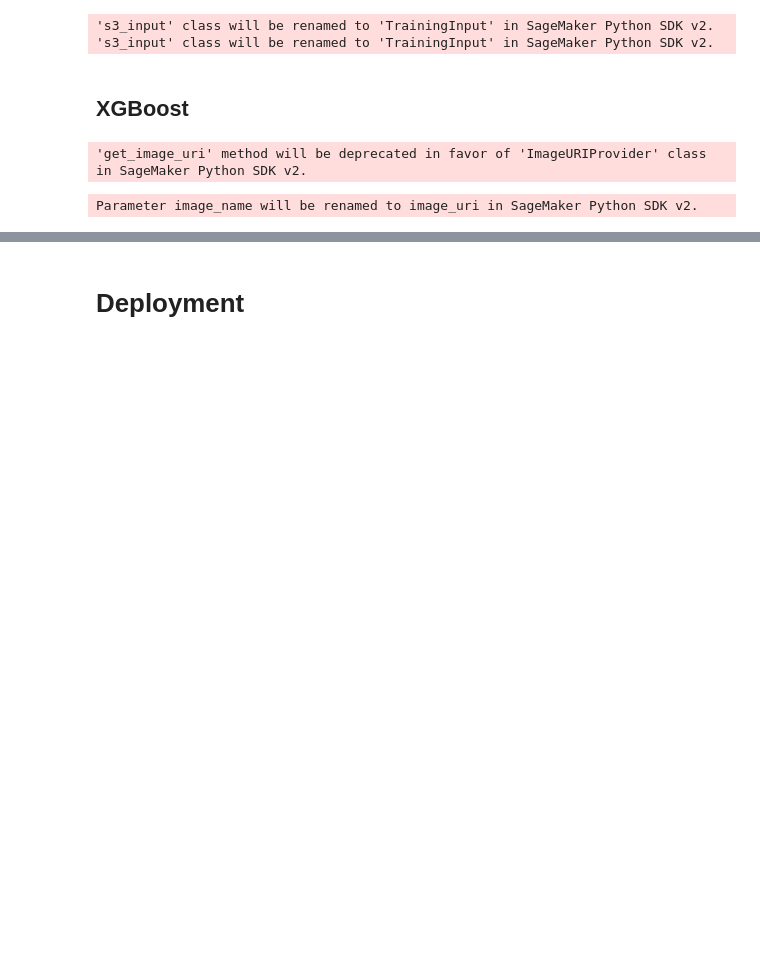
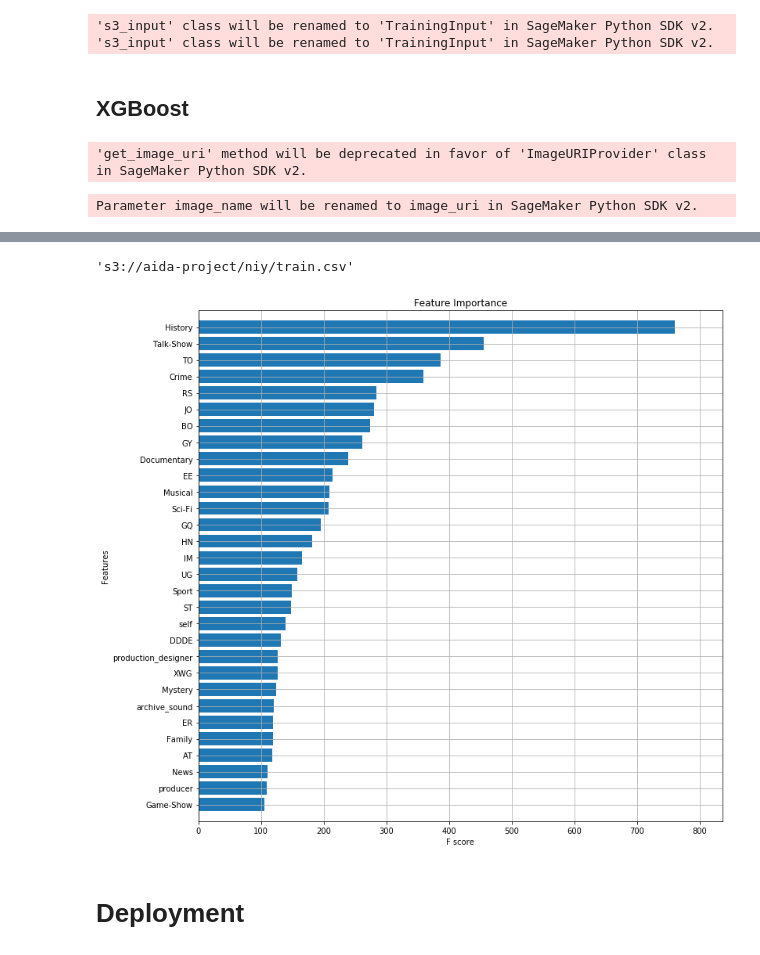
Before and after one commit to yaedin/imdb_project, a Jupyter notebook: SAGEMAKER/ml_xgb.ipynb, the cells around one changed output, grey strips where cells are left out. Cells and saved outputs as stored; diff of their text form; code cells hidden in the pictures; blank space fills up the shorter version.

```diff
--- a/SAGEMAKER/ml_xgb.ipynb
+++ b/SAGEMAKER/ml_xgb.ipynb
@@ -95,0 +186,15 @@ Billable seconds: 67
+# %%
+import xgboost
+import tarfile
+import pickle as pkl
+# download the model artifact from AWS S3
+
+#opens the downloaded model artifcat and loads it as 'model' variable
+tar = tarfile.open('model.tar.gz')
+tar.extractall()
+tar.close()
+model = pkl.load(open('xgboost-model', 'rb'))
+# %%
+train_data
+# %% [output]
+'s3://aida-project/niy/train.csv'
@@ -96,3 +493,14 @@ Billable seconds: 67
+# %%
+map_names = dict(zip(model.feature_names, columns))
+model.feature_names = list(map_names.values())
+
+#plot feature importance
+fig, ax = plt.subplots(figsize=(12,12))
+xgboost.plot_importance(model, importance_type='gain', max_num_features=30, height=0.8, ax=ax, show_values = False)
+plt.title('Feature Importance')
+plt.show()
+# %% [output]
+[figure, added]
 # %% [markdown]
 # Deployment
 # %%
```
Also changed, not shown: parts of 20 cells of this notebook, 1 other file.
